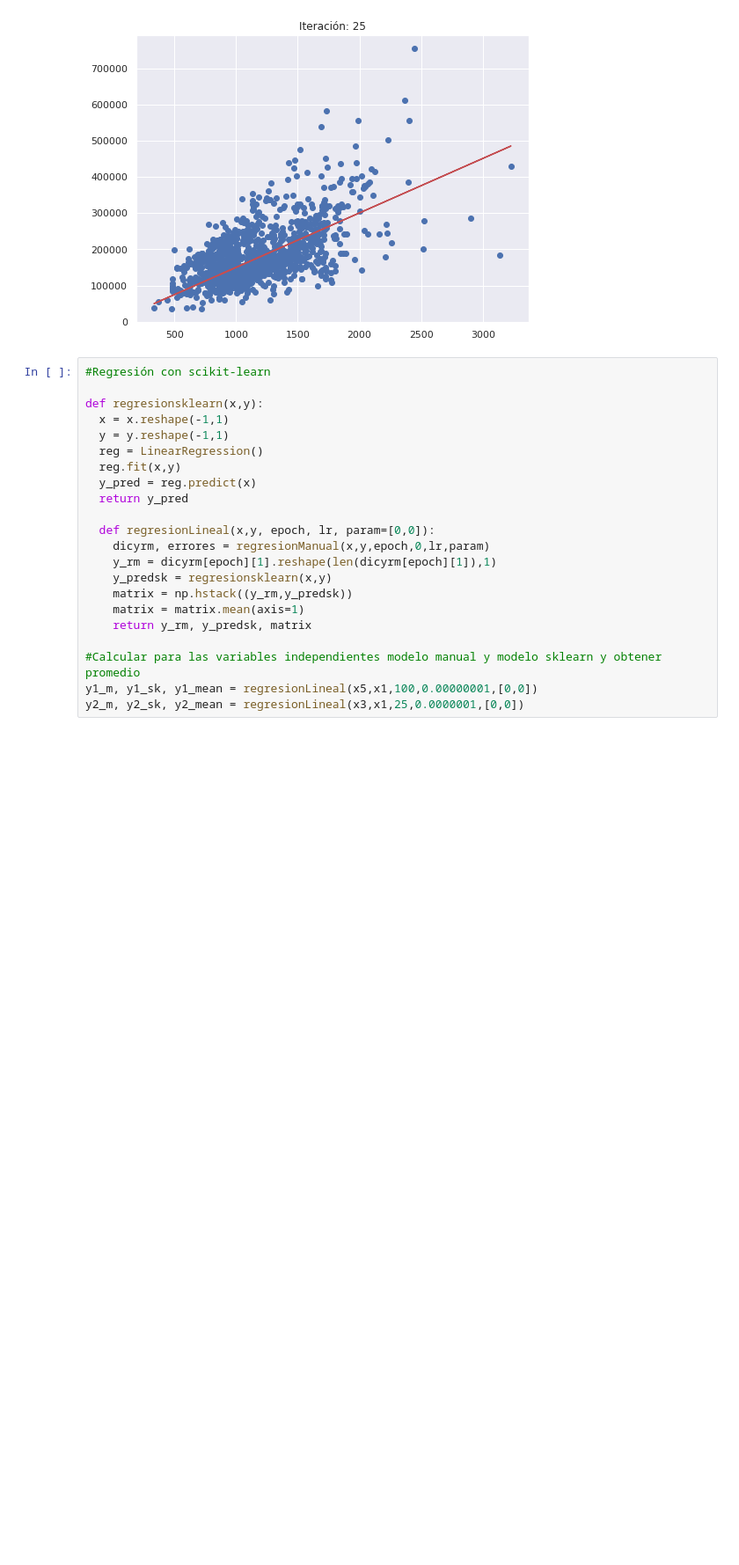
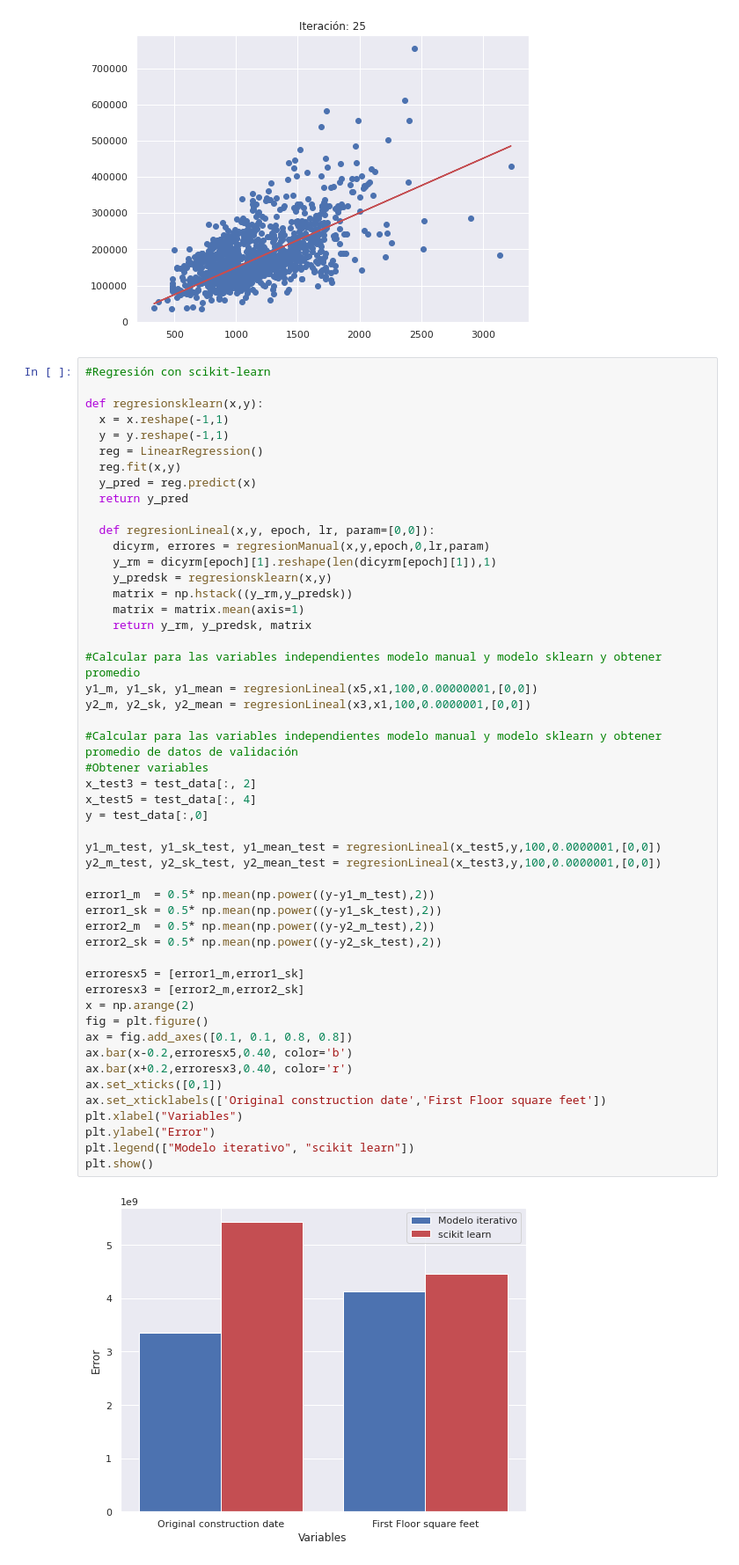
Before and after one commit to JcCastillo/MscDS, a Jupyter notebook: CDP/ProyectoCDP.ipynb, the cells around one changed output. Shown: that part at 88% size. Saved outputs shown, nothing was run; the diff lists cells and outputs as text; blank space fills up the shorter version.

Commit message:
Función para comparar resultados y conclusiones

```diff
--- a/CDP/ProyectoCDP.ipynb
+++ b/CDP/ProyectoCDP.ipynb
@@ -168,22 +148,52 @@ plotModeloEntrenado(resultadoDic, 5, x3,x1)
 # %%
 #Regresión con scikit-learn
 
 def regresionsklearn(x,y):
   x = x.reshape(-1,1)
   y = y.reshape(-1,1)
   reg = LinearRegression()
   reg.fit(x,y)
   y_pred = reg.predict(x)
   return y_pred
 
   def regresionLineal(x,y, epoch, lr, param=[0,0]):
     dicyrm, errores = regresionManual(x,y,epoch,0,lr,param)
     y_rm = dicyrm[epoch][1].reshape(len(dicyrm[epoch][1]),1)
     y_predsk = regresionsklearn(x,y)
     matrix = np.hstack((y_rm,y_predsk))
     matrix = matrix.mean(axis=1)
     return y_rm, y_predsk, matrix
 
 #Calcular para las variables independientes modelo manual y modelo sklearn y obtener promedio
 y1_m, y1_sk, y1_mean = regresionLineal(x5,x1,100,0.00000001,[0,0])
-y2_m, y2_sk, y2_mean = regresionLineal(x3,x1,25,0.0000001,[0,0])
+y2_m, y2_sk, y2_mean = regresionLineal(x3,x1,100,0.0000001,[0,0])
+
+#Calcular para las variables independientes modelo manual y modelo sklearn y obtener promedio de datos de validación
+#Obtener variables
+x_test3 = test_data[:, 2]
+x_test5 = test_data[:, 4]
+y = test_data[:,0]
+
+y1_m_test, y1_sk_test, y1_mean_test = regresionLineal(x_test5,y,100,0.0000001,[0,0])
+y2_m_test, y2_sk_test, y2_mean_test = regresionLineal(x_test3,y,100,0.0000001,[0,0])
+
+error1_m  = 0.5* np.mean(np.power((y-y1_m_test),2))
+error1_sk = 0.5* np.mean(np.power((y-y1_sk_test),2))
+error2_m  = 0.5* np.mean(np.power((y-y2_m_test),2))
+error2_sk = 0.5* np.mean(np.power((y-y2_sk_test),2))
+
+erroresx5 = [error1_m,error1_sk]
+erroresx3 = [error2_m,error2_sk]
+x = np.arange(2)
+fig = plt.figure()
+ax = fig.add_axes([0.1, 0.1, 0.8, 0.8])
+ax.bar(x-0.2,erroresx5,0.40, color='b')
+ax.bar(x+0.2,erroresx3,0.40, color='r')
+ax.set_xticks([0,1])
+ax.set_xticklabels(['Original construction date','First Floor square feet'])
+plt.xlabel("Variables")
+plt.ylabel("Error")
+plt.legend(["Modelo iterativo", "scikit learn"])
+plt.show()
+# %% [output]
+[figure, added]
```
Also changed, not shown: parts of 6 cells of this notebook.
